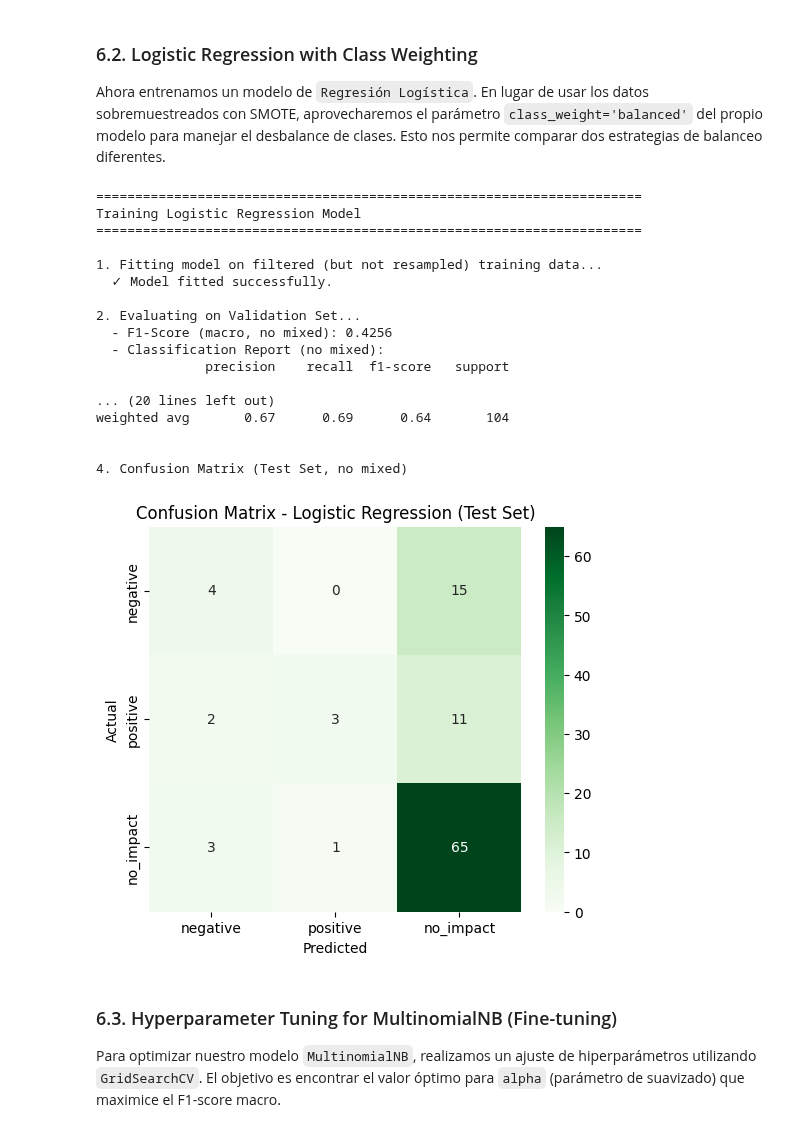
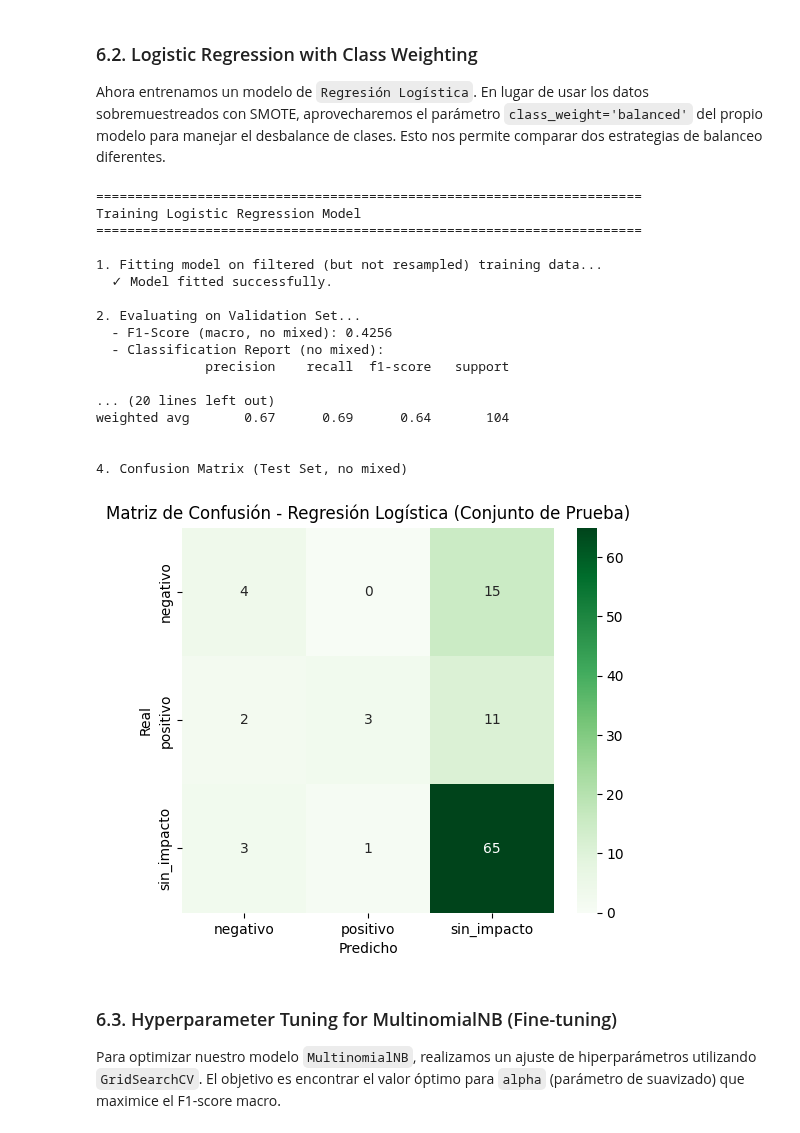
Before and after one commit to erikosobot/Sentiment-Analysis, a Jupyter notebook: Sentiment_Analysis_NB_SVM_Comparison.ipynb, the cells around one changed output. Cells and saved outputs as stored; diff of their text form; code cells hidden in the pictures.

```diff
--- a/Sentiment_Analysis_NB_SVM_Comparison.ipynb
+++ b/Sentiment_Analysis_NB_SVM_Comparison.ipynb
@@ -633,39 +626,39 @@ y_test_true_filtered_lr, y_test_pred_filtered_lr = filter_mixed_class(y_test, y_
 # Calculate and print metrics
 f1_macro_test_lr = f1_score(y_test_true_filtered_lr, y_test_pred_filtered_lr, average='macro')
 print(f"  - F1-Score (macro, no mixed): {f1_macro_test_lr:.4f}")
 print("  - Classification Report (no mixed):")
 print(classification_report(y_test_true_filtered_lr, y_test_pred_filtered_lr, target_names=["negative", "positive", "no_impact"]))
 
 # 4. Confusion Matrix for Test Set
 print("\n4. Confusion Matrix (Test Set, no mixed)")
 cm_lr = confusion_matrix(y_test_true_filtered_lr, y_test_pred_filtered_lr)
 plt.figure(figsize=(6, 5))
 sns.heatmap(cm_lr, annot=True, fmt='d', cmap='Greens',
-            xticklabels=["negative", "positive", "no_impact"],
-            yticklabels=["negative", "positive", "no_impact"])
-plt.title('Confusion Matrix - Logistic Regression (Test Set)')
-plt.ylabel('Actual')
-plt.xlabel('Predicted')
+            xticklabels=["negativo", "positivo", "sin_impacto"],
+            yticklabels=["negativo", "positivo", "sin_impacto"])
+plt.title('Matriz de Confusión - Regresión Logística (Conjunto de Prueba)')
+plt.ylabel('Real')
+plt.xlabel('Predicho')
 plt.show()
 # %% [output]
 ======================================================================
 Training Logistic Regression Model
 ======================================================================
 
 1. Fitting model on filtered (but not resampled) training data...
   ✓ Model fitted successfully.
 
 2. Evaluating on Validation Set...
   - F1-Score (macro, no mixed): 0.4256
   - Classification Report (no mixed):
               precision    recall  f1-score   support
 
 ... (20 lines left out)
 weighted avg       0.67      0.69      0.64       104
 
 
 4. Confusion Matrix (Test Set, no mixed)
-[figure, old version]
+[figure, new version]
 # %% [markdown]
 
 ### 6.3. Hyperparameter Tuning for MultinomialNB (Fine-tuning)
```
Also changed, not shown: parts of 8 cells of this notebook.
